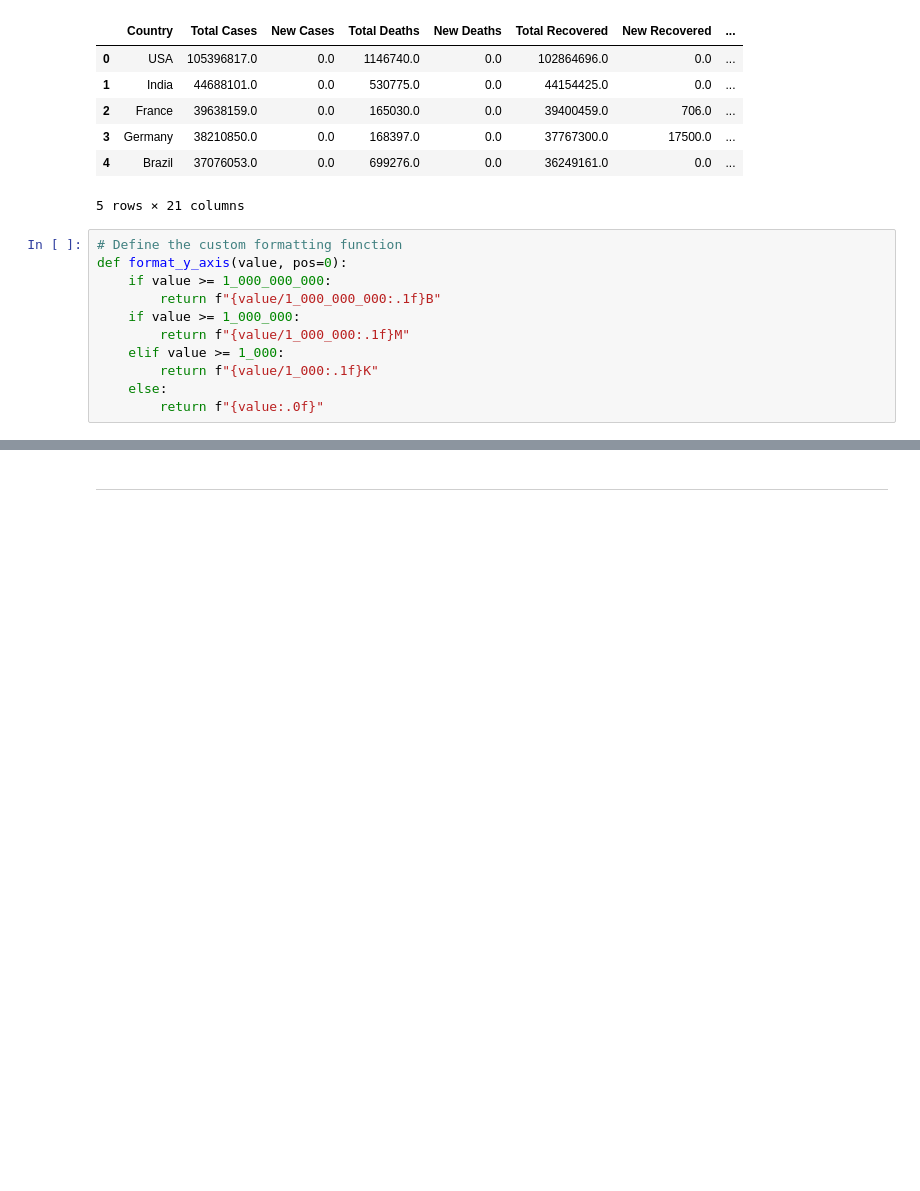
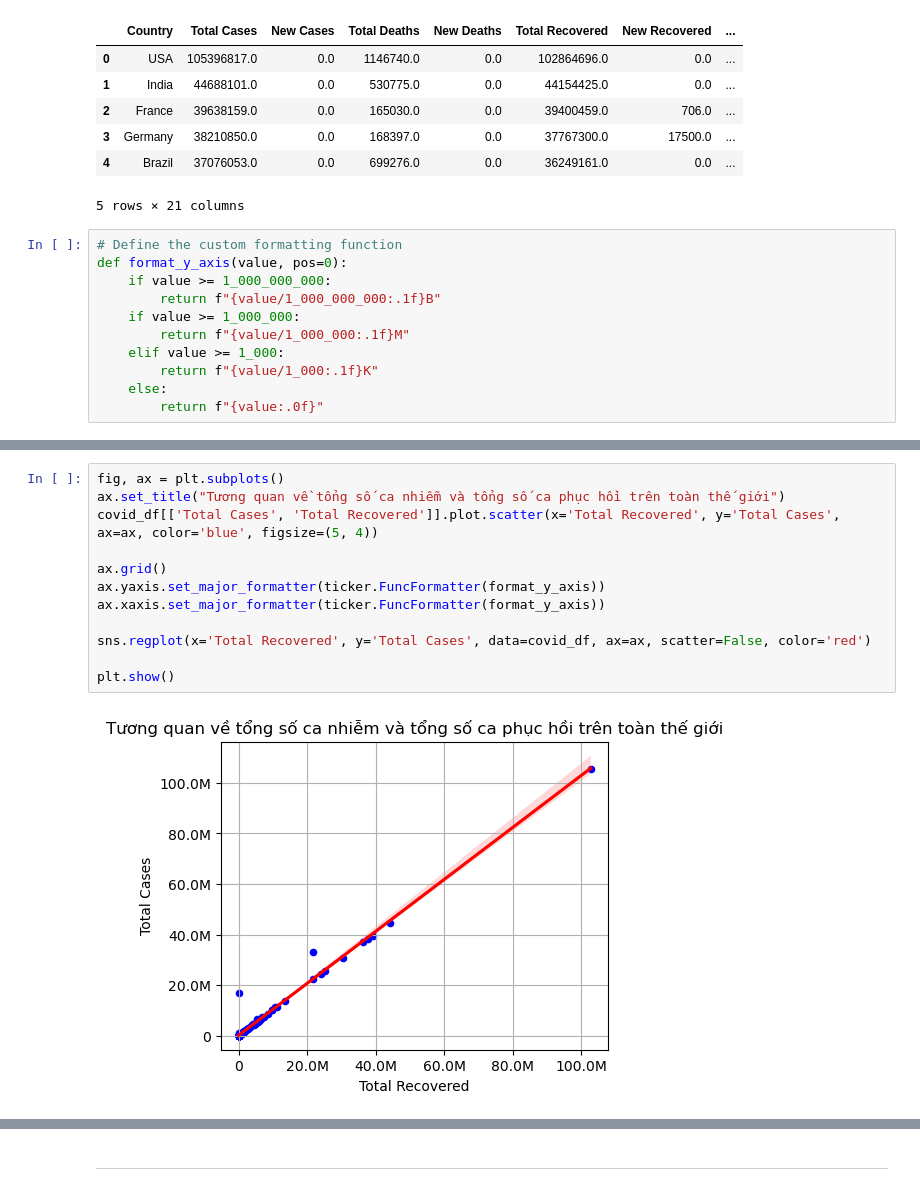
Before and after one commit to quytrungg/Group02_Lab01_CSC10108, a Jupyter notebook: data_analysis_visualize/QT_analysis.ipynb, the cells around one changed output, grey strips where cells are left out. Saved outputs shown, nothing was run; the diff lists cells and outputs as text; blank space fills up the shorter version.

Commit message:
Finish visualize and add report

```diff
--- a/data_analysis_visualize/QT_analysis.ipynb
+++ b/data_analysis_visualize/QT_analysis.ipynb
@@ -467,0 +144,14 @@ plt.show()
+# %%
+fig, ax = plt.subplots()
+ax.set_title("Tương quan về tổng số ca nhiễm và tổng số ca phục hồi trên toàn thế giới")
+covid_df[['Total Cases', 'Total Recovered']].plot.scatter(x='Total Recovered', y='Total Cases', ax=ax, color='blue', figsize=(5, 4))
+
+ax.grid()
+ax.yaxis.set_major_formatter(ticker.FuncFormatter(format_y_axis))
+ax.xaxis.set_major_formatter(ticker.FuncFormatter(format_y_axis))
+
+sns.regplot(x='Total Recovered', y='Total Cases', data=covid_df, ax=ax, scatter=False, color='red')
+
+plt.show()
+# %% [output]
+[figure, added]
```
Also changed, not shown: parts of 44 cells of this notebook, 12 other files.
